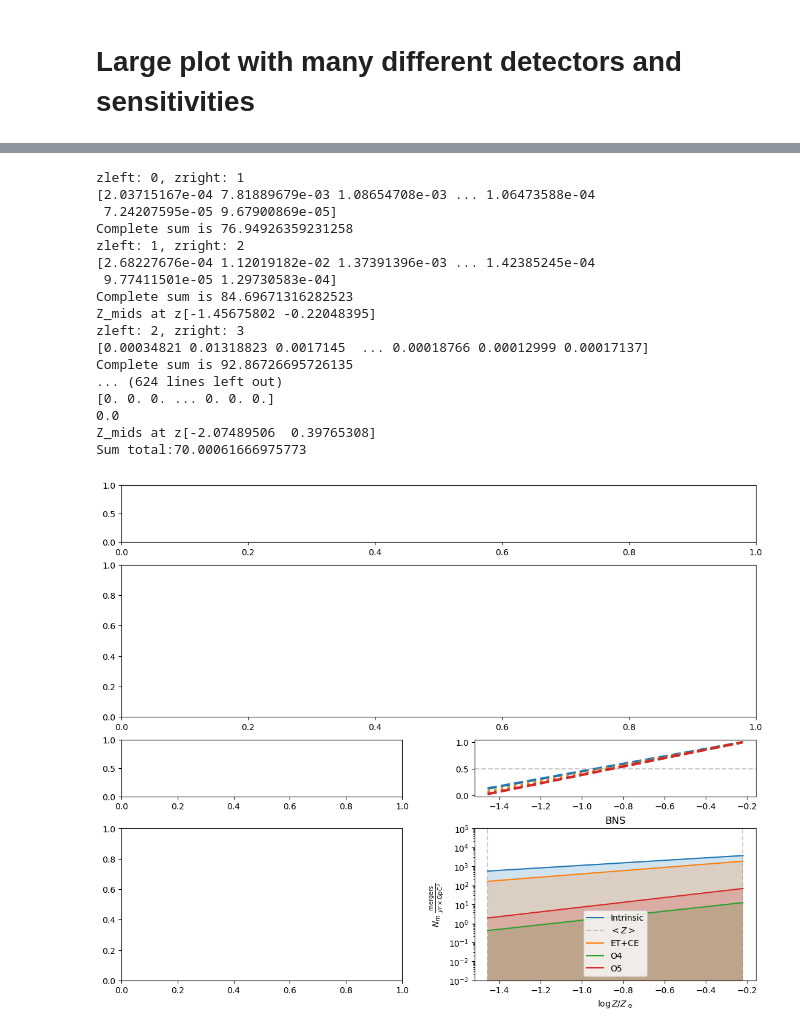
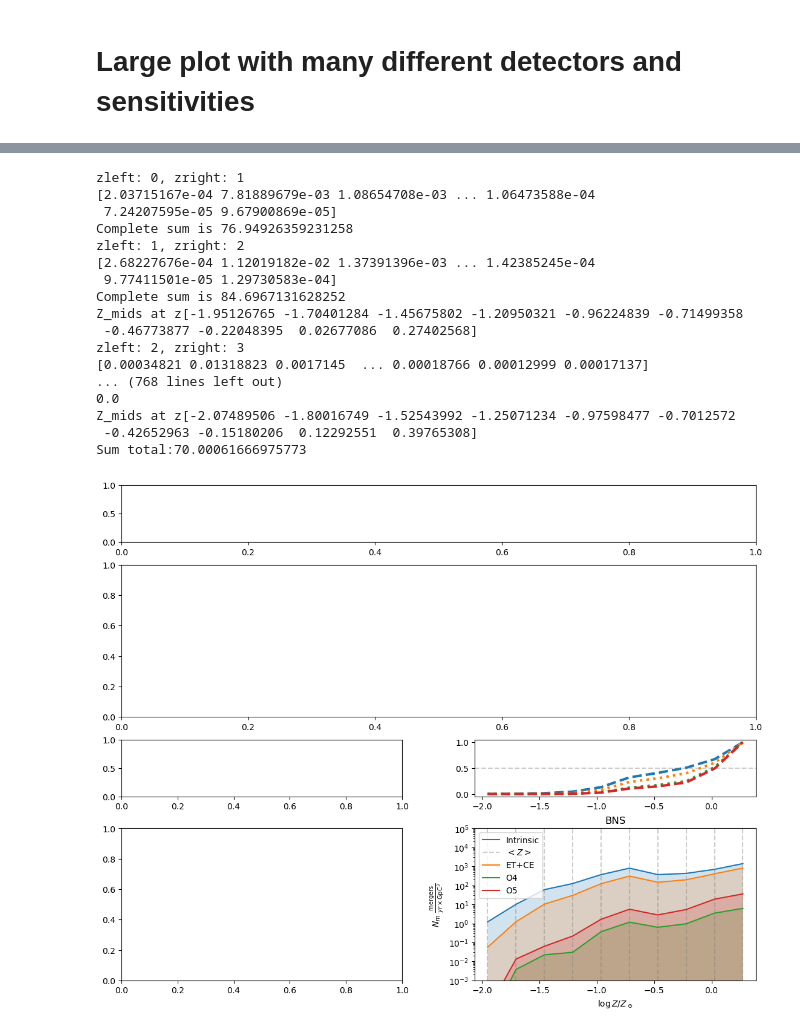
Before and after one commit to stlgolfer/metallicity_mergers, a Jupyter notebook: large_plot.ipynb, the cells around one changed output, grey strips where cells are left out. Cells and saved outputs as stored; diff of their text form; code cells hidden in the pictures.

```diff
--- a/large_plot.ipynb
+++ b/large_plot.ipynb
@@ -361,39 +311,39 @@ def plot_subpopulation(pop_type, loc, num_bins):
         import shared
         importlib.reload(shared)
         shared.show_vlines(ax, Z_mids, r'$<Z>$')
 
         assert i_total > 0.99, f"Re-bin failure: {i_total}"
         print(f'Summed ratio vs intrinsic: {i_total}')
         etce_total, _ = subpopulation_sens(f'{pop_type}_CE_8.npy', 'ET+CE', True, cdfstyle='dotted')
         o4_total = subpopulation_sens(f'{pop_type}_LV_O4a_8.npy', 'O4', True, cdfstyle='dotted')
         o5_total = subpopulation_sens(f'{pop_type}_LVK_O5_8.npy', 'O5', True)
         ax.legend()
         # print(f'etce/intrinsic: {etce_total/i_total}')
         # print(f'Ratios: {etce_total/i_total}, {o5_total/i_total}')
         # ax.legend()
         # plot(intrinsic, large_ax[loc], f'{pop_type}_O5_8.npy', large_ax[f'{loc}CDF'], intrinsic=False, do_binning=False)
         # plot(intrinsic, large_ax[loc], f'{pop_type}_O4_8.npy', large_ax[f'{loc}CDF'], intrinsic=False, do_binning=False)
         # plot(intrinsic, large_ax[loc], f'{pop_type}_ET_CE_10.npy', large_ax[f'{loc}CDF'], intrinsic=False, do_binning=False)
-plot_subpopulation('BBH', 'Top', num_bins=50)
-plot_subpopulation('BHNS', 'Left', num_bins=10)
+# plot_subpopulation('BBH', 'Top', num_bins=50)
+# plot_subpopulation('BHNS', 'Left', num_bins=10)
 plot_subpopulation('BNS', 'Right', num_bins=10)
 large_fig.show()
 # %% [output]
 zleft: 0, zright: 1
 [2.03715167e-04 7.81889679e-03 1.08654708e-03 ... 1.06473588e-04
  7.24207595e-05 9.67900869e-05]
 Complete sum is 76.94926359231258
 zleft: 1, zright: 2
 [2.68227676e-04 1.12019182e-02 1.37391396e-03 ... 1.42385245e-04
  9.77411501e-05 1.29730583e-04]
-Complete sum is 84.69671316282523
-Z_mids at z[-1.45675802 -0.22048395]
+Complete sum is 84.6967131628252
+Z_mids at z[-1.95126765 -1.70401284 -1.45675802 -1.20950321 -0.96224839 -0.71499358
+ -0.46773877 -0.22048395  0.02677086  0.27402568]
 zleft: 2, zright: 3
 [0.00034821 0.01318823 0.0017145  ... 0.00018766 0.00012999 0.00017137]
-Complete sum is 92.86726695726135
-... (624 lines left out)
-[0. 0. 0. ... 0. 0. 0.]
+... (768 lines left out)
 0.0
-Z_mids at z[-2.07489506  0.39765308]
+Z_mids at z[-2.07489506 -1.80016749 -1.52543992 -1.25071234 -0.97598477 -0.7012572
+ -0.42652963 -0.15180206  0.12292551  0.39765308]
 Sum total:70.00061666975773
-[figure, old version]
+[figure, new version]
```
Also changed, not shown: parts of 1 cell of this notebook, 1 other file.
